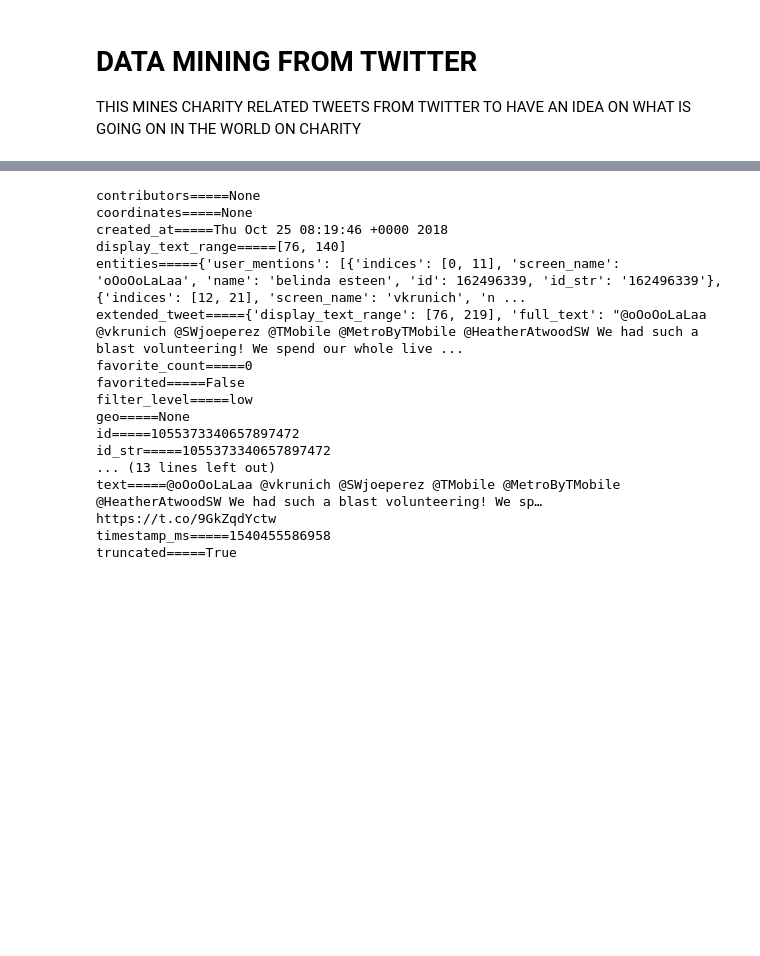
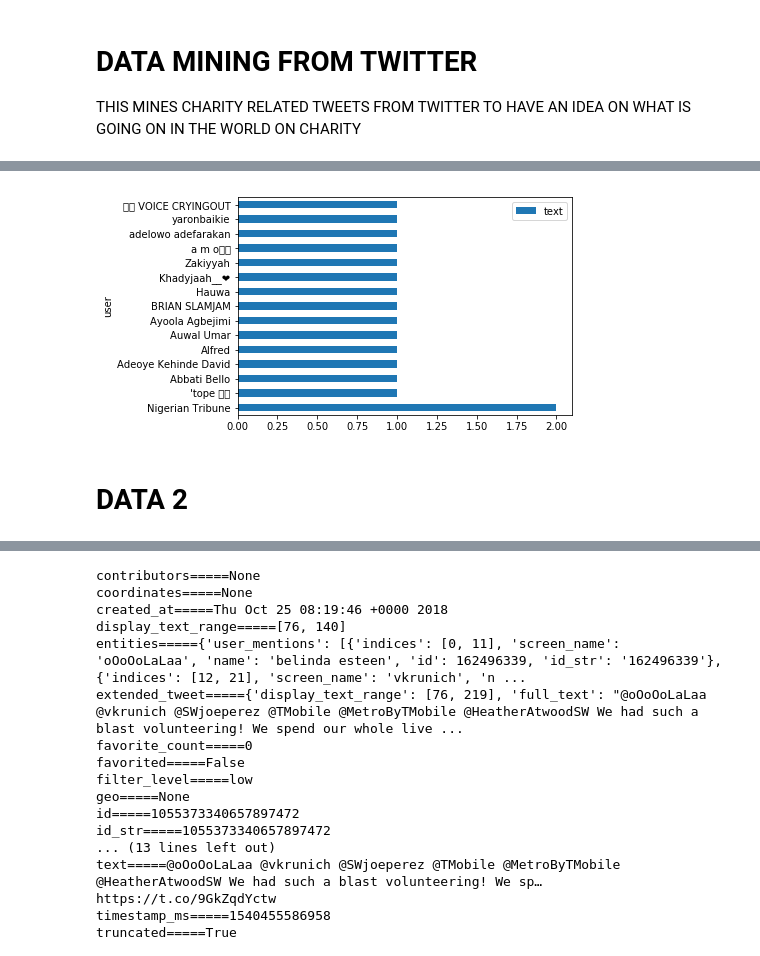
Before and after one commit to leosj1/rcf, a Jupyter notebook: DATA MINING FROM TWITTER.ipynb, the cells around one changed output, grey strips where cells are left out. Drawn from its saved outputs; the diff is of its cells as text; code cells hidden in the pictures; blank space fills up the shorter version.

```diff
--- a/DATA MINING FROM TWITTER.ipynb
+++ b/DATA MINING FROM TWITTER.ipynb
@@ -98,0 +121,16 @@ t['country'] = list(map(lambda tweet: tweet['user']['location'], tweets))
+# %%
+#FILTER DATA FOR NIGERIA ONLY
+filterr=t[t.country=='Nigeria'].groupby('user').count()[['text']]
+# filterr=t.groupby('user').count()[['text']]
+# filt=t.groupby(['user','country']).count()[['text']]
+# # filterr=DataFrame(filterr)
+filterr2=filterr.sort_values('text',ascending=False).plot.barh()
+# patch_data=[]
+# # for i in filterr2.patches:
+# #     filterr2.text(i.get_width()+.3,i.get_y()+.38,str(filt['country']))
+
+# filterr
+# %% [output]
+[figure, added]
+# %% [markdown]
+# DATA 2
```
Also changed, not shown: parts of 15 cells of this notebook.
